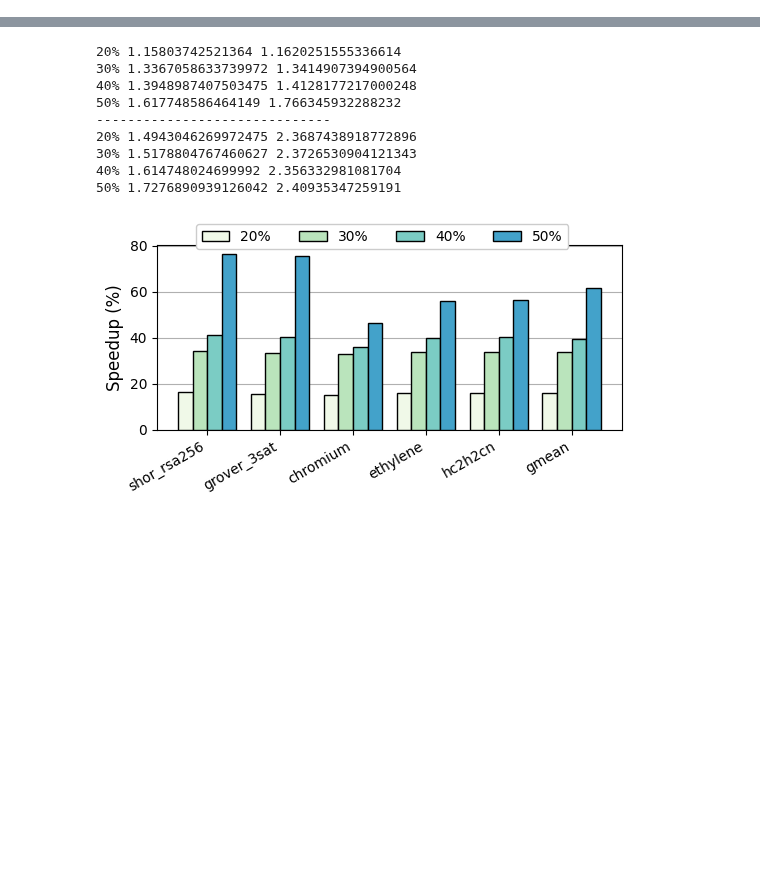
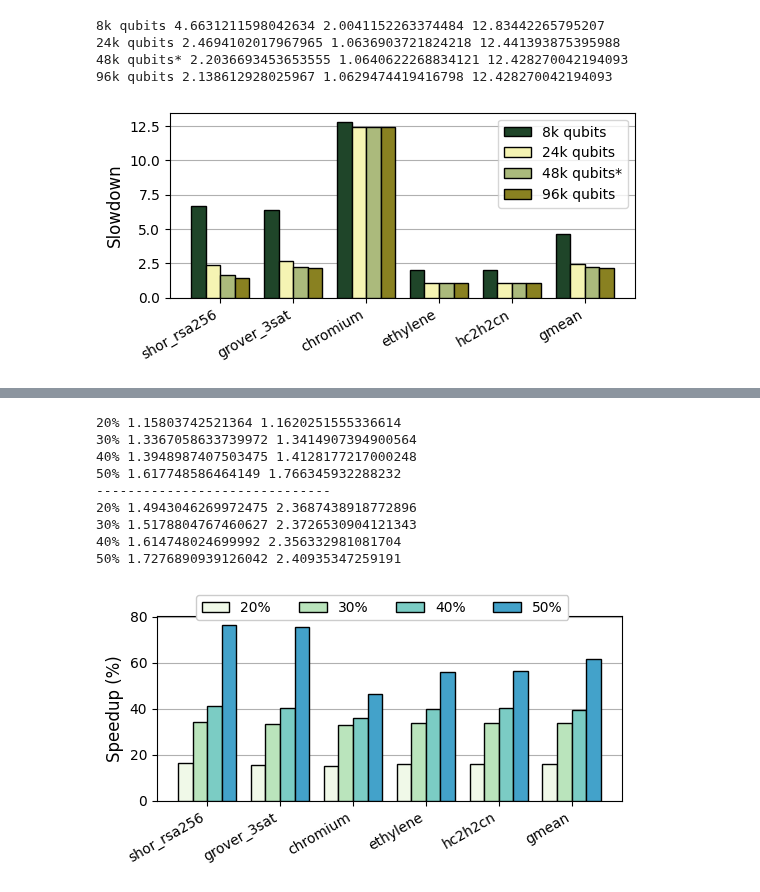
Before and after one commit to suhaskvittal/quicksilver, a Jupyter notebook: scripts/plotting.ipynb, the cells around one changed output, grey strips where cells are left out. Cells and saved outputs as stored; diff of their text form; code cells hidden in the pictures; blank space fills up the shorter version.

```diff
--- a/scripts/plotting.ipynb
+++ b/scripts/plotting.ipynb
@@ -382,0 +551,40 @@ hc3h2cn_288---------------------
+# %%
+'''
+    HINT factory sensitivity
+'''
+
+
+fig, ax = plt.subplots()
+fig.set_size_inches(6.0,2.4)
+
+policies = ['baseline']
+baseline = aggregate_stats_by_policy(f'{STATS_FOLDER}/simulation_results/baseline_a12')
+data = [baseline]
+
+for f in [10000, 25000, 50000, 100000]:
+    if f == 50000:
+        folder = 'hint_a12'
+    else:
+        folder = f'hint_factory_sensitivity_f{f}'
+    d = aggregate_stats_by_policy(f'{STATS_FOLDER}/simulation_results/{folder}')
+    pq_count = int(d[BENCHMARKS[0]]['FACTORY_PHYSICAL_QUBITS'])
+    policy_name = f'{pq_count//1000}k qubits'
+    if f == 50000:
+        policy_name = f'{policy_name}*'
+    policies.append(policy_name)
+    data.append(d)
+
+plot_stat(ax, BENCHMARKS, TICKS,
+            policies, data, [C1,C1,C2,C3,C4], # legend, configs, colors
+              'CLIENT 0/KIPS', # stat_key
+              'Slowdown',
+              normalize_results_to_policy='baseline',
+              mean_type='gmean',
+              inverted_normalization=True)
+plt.savefig(f'{PLOT_FOLDER}/v{VERSION}_hint_factory_sensitivity.pdf', bbox_inches='tight')
+# %% [output]
+8k qubits 4.6631211598042634 2.0041152263374484 12.83442265795207
+24k qubits 2.4694102017967965 1.0636903721824218 12.441393875395988
+48k qubits* 2.2036693453653555 1.0640622268834121 12.428270042194093
+96k qubits 2.138612928025967 1.0629474419416798 12.428270042194093
+[figure, added]
```
Also changed, not shown: parts of 14 cells of this notebook, 5 other files.
